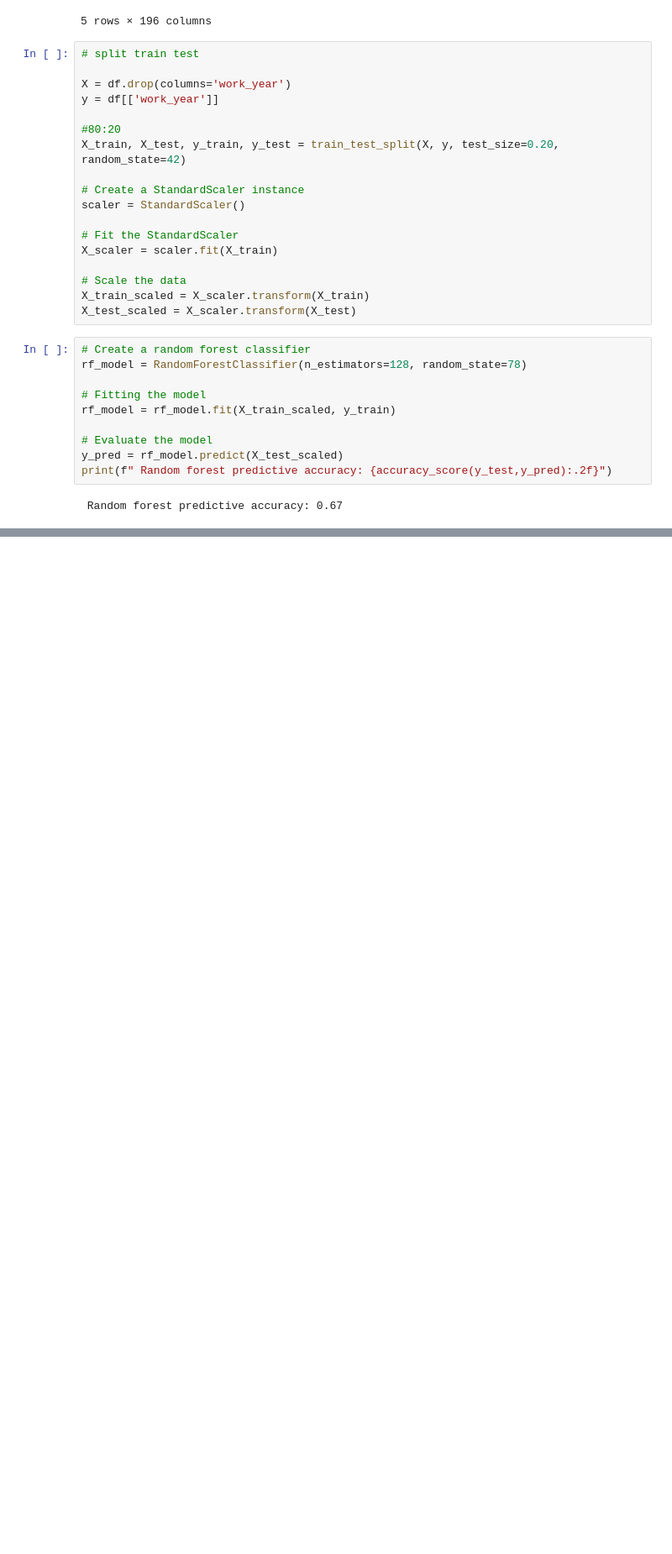
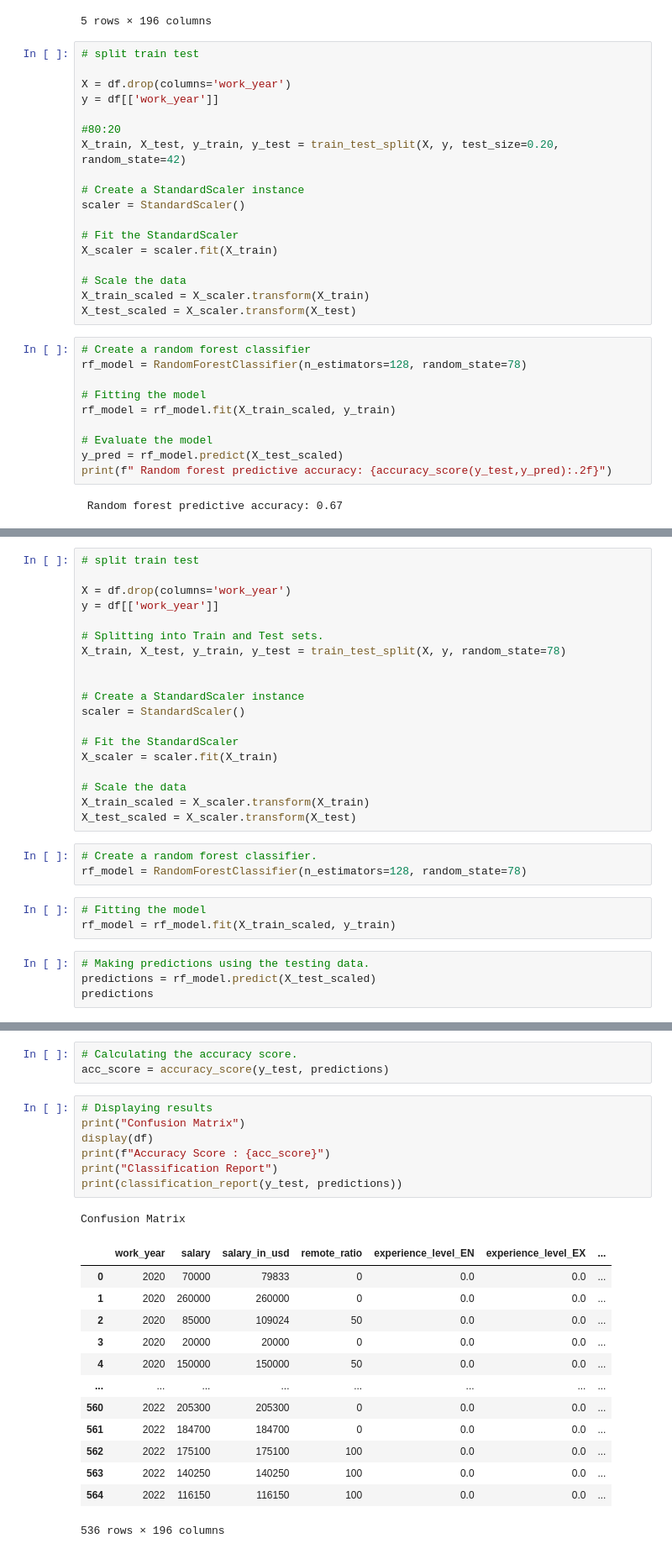
Before and after one commit to ceceliamcmillan/FinalProjectGroup01, a Jupyter notebook: NensiPandya- Final Project.ipynb, the cells around one changed output, grey strips where cells are left out. Shown at 84% size. Saved outputs shown, nothing was run; the diff lists cells and outputs as text; blank space fills up the shorter version.

```diff
--- a/NensiPandya- Final Project.ipynb
+++ b/NensiPandya- Final Project.ipynb
@@ -575,0 +578,29 @@ print(f" Random forest predictive accuracy: {accuracy_score(y_test,y_pred):.2f}"
+# %%
+# split train test
+
+X = df.drop(columns='work_year')
+y = df[['work_year']]
+
+# Splitting into Train and Test sets.
+X_train, X_test, y_train, y_test = train_test_split(X, y, random_state=78)
+
+
+# Create a StandardScaler instance
+scaler = StandardScaler()
+
+# Fit the StandardScaler
+X_scaler = scaler.fit(X_train)
+
+# Scale the data
+X_train_scaled = X_scaler.transform(X_train)
+X_test_scaled = X_scaler.transform(X_test)
+# %%
+# Create a random forest classifier.
+rf_model = RandomForestClassifier(n_estimators=128, random_state=78)
+# %%
+# Fitting the model
+rf_model = rf_model.fit(X_train_scaled, y_train)
+# %%
+# Making predictions using the testing data.
+predictions = rf_model.predict(X_test_scaled)
+predictions
@@ -575,0 +635,25 @@ print(f" Random forest predictive accuracy: {accuracy_score(y_test,y_pred):.2f}"
+# %%
+# Calculating the accuracy score.
+acc_score = accuracy_score(y_test, predictions)
+# %%
+# Displaying results
+print("Confusion Matrix")
+display(df)
+print(f"Accuracy Score : {acc_score}")
+print("Classification Report")
+print(classification_report(y_test, predictions))
+# %% [output]
+Confusion Matrix
+|  | work_year | salary | salary_in_usd | remote_ratio | experience_level_EN | experience_level_EX | ... |
+| 0 | 2020 | 70000 | 79833 | 0 | 0.0 | 0.0 | ... |
+| 1 | 2020 | 260000 | 260000 | 0 | 0.0 | 0.0 | ... |
+| 2 | 2020 | 85000 | 109024 | 50 | 0.0 | 0.0 | ... |
+| 3 | 2020 | 20000 | 20000 | 0 | 0.0 | 0.0 | ... |
+| 4 | 2020 | 150000 | 150000 | 50 | 0.0 | 0.0 | ... |
+| ... | ... | ... | ... | ... | ... | ... | ... |
+| 560 | 2022 | 205300 | 205300 | 0 | 0.0 | 0.0 | ... |
+| 561 | 2022 | 184700 | 184700 | 0 | 0.0 | 0.0 | ... |
+| 562 | 2022 | 175100 | 175100 | 100 | 0.0 | 0.0 | ... |
+| 563 | 2022 | 140250 | 140250 | 100 | 0.0 | 0.0 | ... |
+| 564 | 2022 | 116150 | 116150 | 100 | 0.0 | 0.0 | ... |
+536 rows × 196 columns
```
Also changed, not shown: parts of 9 cells of this notebook.
